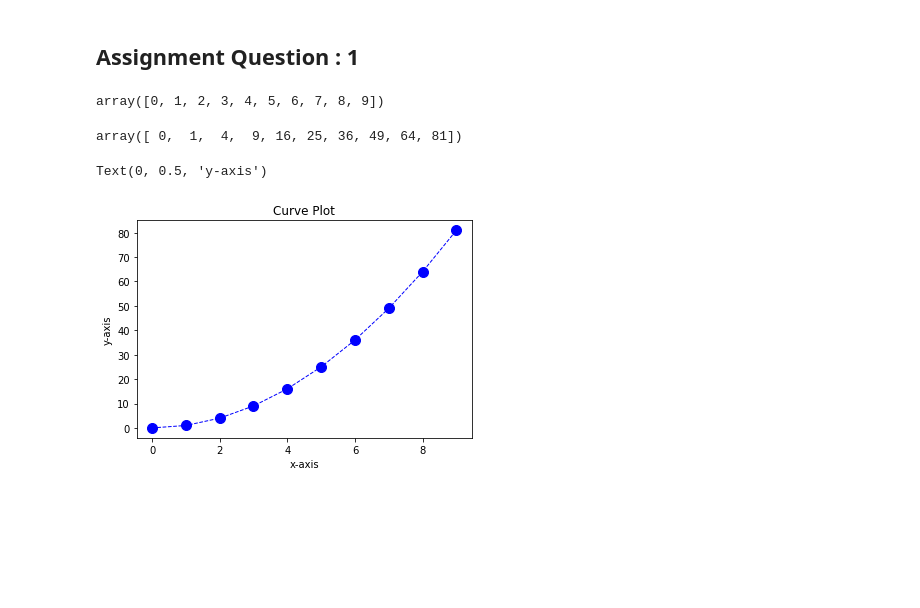
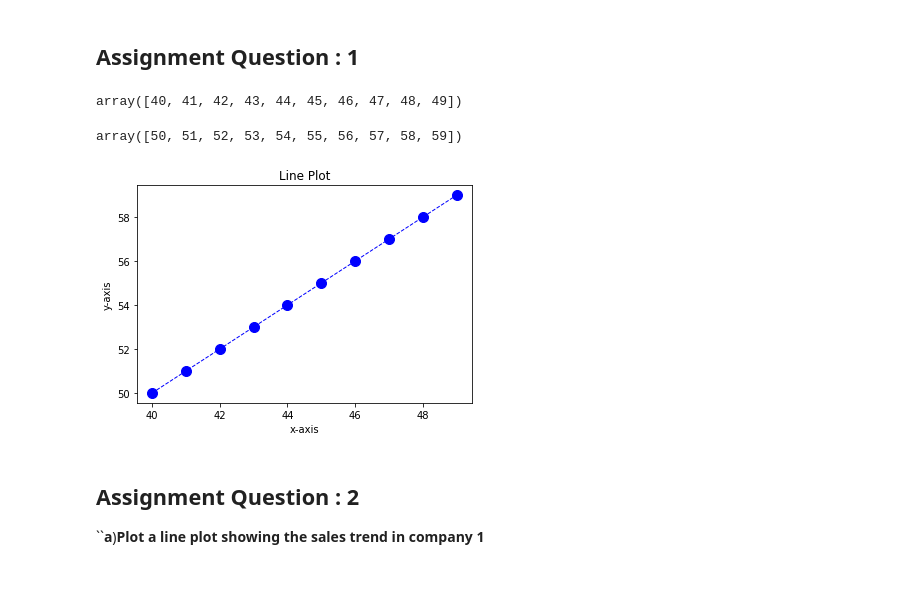
Before and after one commit to jainshre/Assignment-submission-demo, a Jupyter notebook: Day_1_Assignment.ipynb, the cells around one changed output. Drawn from its saved outputs; the diff is of its cells as text; code cells hidden in the pictures; blank space fills up the shorter version.

````diff
--- a/Day_1_Assignment.ipynb
+++ b/Day_1_Assignment.ipynb
@@ -9,21 +9,27 @@ import seaborn as sns
 import matplotlib as mpl
 import matplotlib.pyplot as plt
 %matplotlib inline
-# %%
-x=np.arange(0,10)
-y=x*x
-x
-# %% [output]
-array([0, 1, 2, 3, 4, 5, 6, 7, 8, 9])
-# %%
-y
-# %% [output]
-array([ 0,  1,  4,  9, 16, 25, 36, 49, 64, 81])
+# %%
+#plot a line plot between a and b:
+a=np.arange(40,50)
+b=np.arange(50,60)
+a
+# %% [output]
+array([40, 41, 42, 43, 44, 45, 46, 47, 48, 49])
+# %%
+b
+# %% [output]
+array([50, 51, 52, 53, 54, 55, 56, 57, 58, 59])
 # %%
-plt.plot(x,y,color='blue', marker='o', linestyle='dashed',linewidth=1, markersize=10)
-plt.title('Curve Plot')
+plt.plot(a,b,color='blue', marker='o', linestyle='dashed',linewidth=1, markersize=10)
+plt.title('Line Plot')
 plt.xlabel('x-axis')
 plt.ylabel('y-axis')
+plt.show()
 # %% [output]
-Text(0, 0.5, 'y-axis')
-[figure, old version]
+[figure, new version]
+# %% [markdown]
+## **Assignment Question : 2**
+
+``**a**)**Plot a line plot showing the sales trend in company 1**
+```
````
Also changed, not shown: parts of 6 cells of this notebook.
